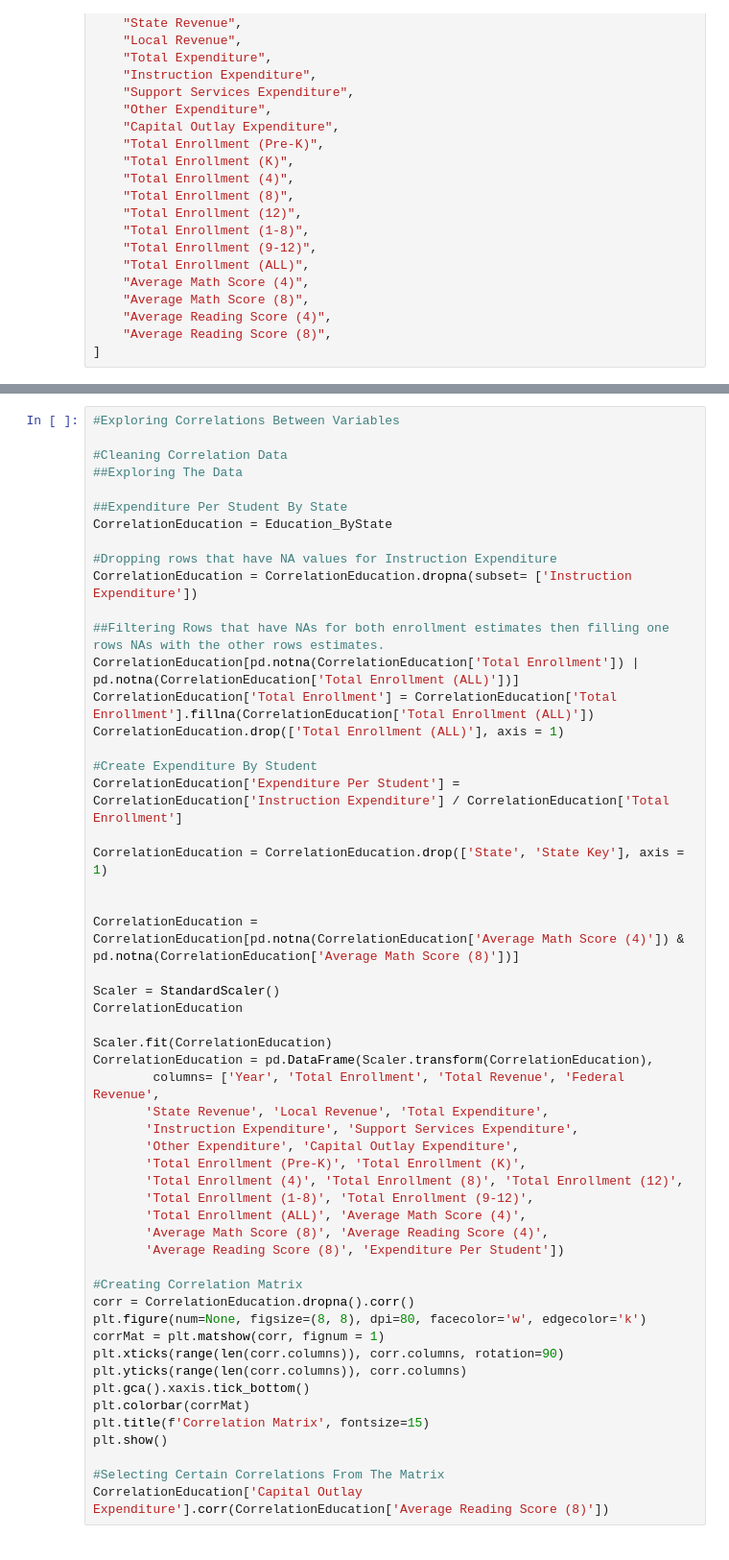
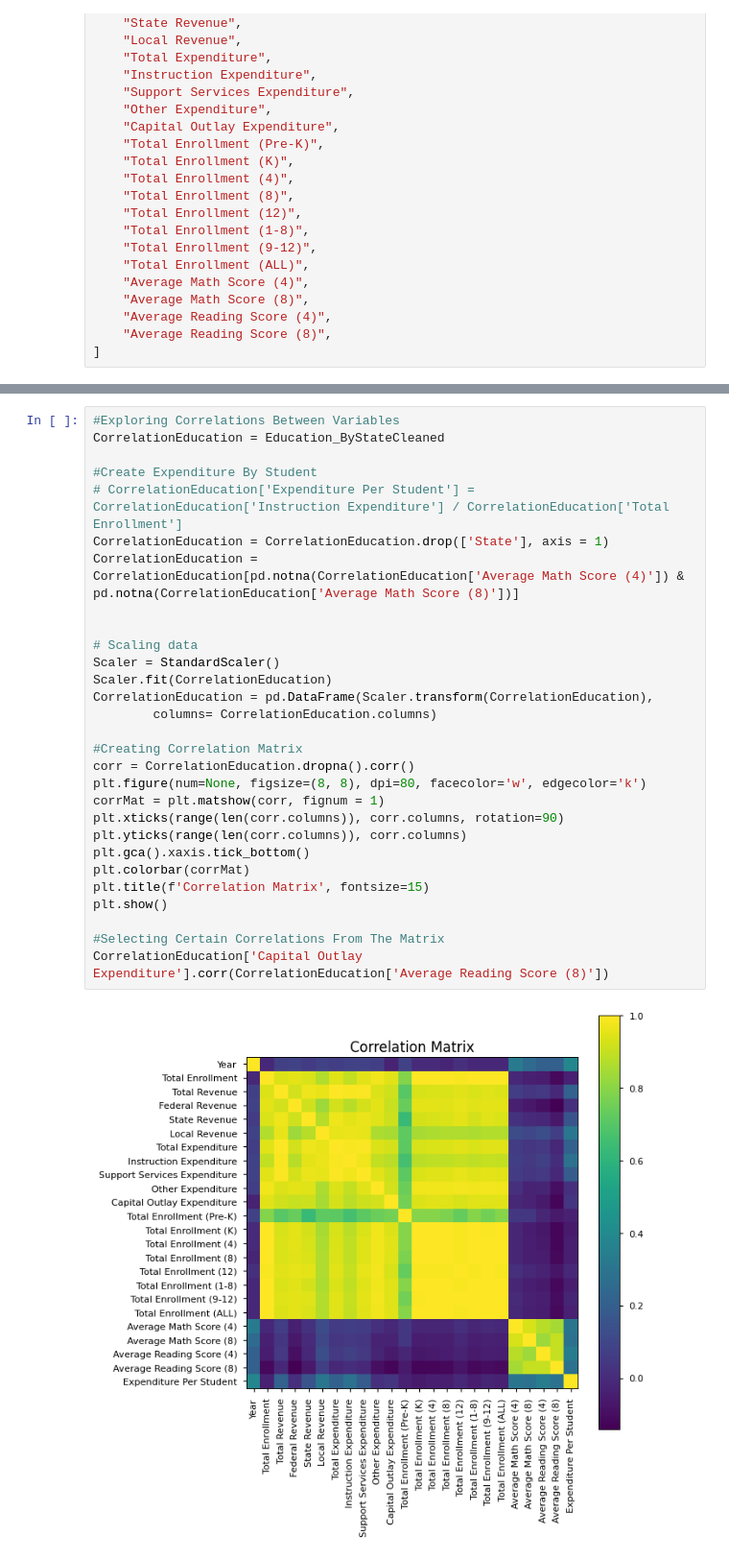
Before and after one commit to connorpobrien/Education-Trends, a Jupyter notebook: DATA301-Project AndrewM.ipynb, the cells around one changed output, grey strips where cells are left out. Shown: that part at 96% size. Cells and saved outputs as stored; diff of their text form.

```diff
--- a/DATA301-Project AndrewM.ipynb
+++ b/DATA301-Project AndrewM.ipynb
@@ -151,56 +145,32 @@ plt.show()
 [figure]
 # %%
 #Exploring Correlations Between Variables
-
-#Cleaning Correlation Data
-##Exploring The Data
-
-##Expenditure Per Student By State
-CorrelationEducation = Education_ByState
-
-#Dropping rows that have NA values for Instruction Expenditure
-CorrelationEducation = CorrelationEducation.dropna(subset= ['Instruction Expenditure'])
-
-##Filtering Rows that have NAs for both enrollment estimates then filling one rows NAs with the other rows estimates.
-CorrelationEducation[pd.notna(CorrelationEducation['Total Enrollment']) | pd.notna(CorrelationEducation['Total Enrollment (ALL)'])]
-CorrelationEducation['Total Enrollment'] = CorrelationEducation['Total Enrollment'].fillna(CorrelationEducation['Total Enrollment (ALL)'])
-CorrelationEducation.drop(['Total Enrollment (ALL)'], axis = 1)
+CorrelationEducation = Education_ByStateCleaned
 
 #Create Expenditure By Student
-CorrelationEducation['Expenditure Per Student'] = CorrelationEducation['Instruction Expenditure'] / CorrelationEducation['Total Enrollment']
-
-CorrelationEducation = CorrelationEducation.drop(['State', 'State Key'], axis = 1)
+# CorrelationEducation['Expenditure Per Student'] = CorrelationEducation['Instruction Expenditure'] / CorrelationEducation['Total Enrollment']
+CorrelationEducation = CorrelationEducation.drop(['State'], axis = 1)
+CorrelationEducation = CorrelationEducation[pd.notna(CorrelationEducation['Average Math Score (4)']) & pd.notna(CorrelationEducation['Average Math Score (8)'])]
 
 
-CorrelationEducation = CorrelationEducation[pd.notna(CorrelationEducation['Average Math Score (4)']) & pd.notna(CorrelationEducation['Average Math Score (8)'])]
-
+# Scaling data
 Scaler = StandardScaler()
-CorrelationEducation
-
 Scaler.fit(CorrelationEducation)
 CorrelationEducation = pd.DataFrame(Scaler.transform(CorrelationEducation),
-        columns= ['Year', 'Total Enrollment', 'Total Revenue', 'Federal Revenue',
-       'State Revenue', 'Local Revenue', 'Total Expenditure',
-       'Instruction Expenditure', 'Support Services Expenditure',
-       'Other Expenditure', 'Capital Outlay Expenditure',
-       'Total Enrollment (Pre-K)', 'Total Enrollment (K)',
-       'Total Enrollment (4)', 'Total Enrollment (8)', 'Total Enrollment (12)',
-       'Total Enrollment (1-8)', 'Total Enrollment (9-12)',
-       'Total Enrollment (ALL)', 'Average Math Score (4)',
-       'Average Math Score (8)', 'Average Reading Score (4)',
-       'Average Reading Score (8)', 'Expenditure Per Student'])
+        columns= CorrelationEducation.columns)
 
 #Creating Correlation Matrix
 corr = CorrelationEducation.dropna().corr()
 plt.figure(num=None, figsize=(8, 8), dpi=80, facecolor='w', edgecolor='k')
 corrMat = plt.matshow(corr, fignum = 1)
 plt.xticks(range(len(corr.columns)), corr.columns, rotation=90)
 plt.yticks(range(len(corr.columns)), corr.columns)
 plt.gca().xaxis.tick_bottom()
 plt.colorbar(corrMat)
 plt.title(f'Correlation Matrix', fontsize=15)
 plt.show()
 
 #Selecting Certain Correlations From The Matrix
 CorrelationEducation['Capital Outlay Expenditure'].corr(CorrelationEducation['Average Reading Score (8)'])
 # %% [output]
+[figure, added]
```
Also changed, not shown: parts of 10 cells of this notebook.
